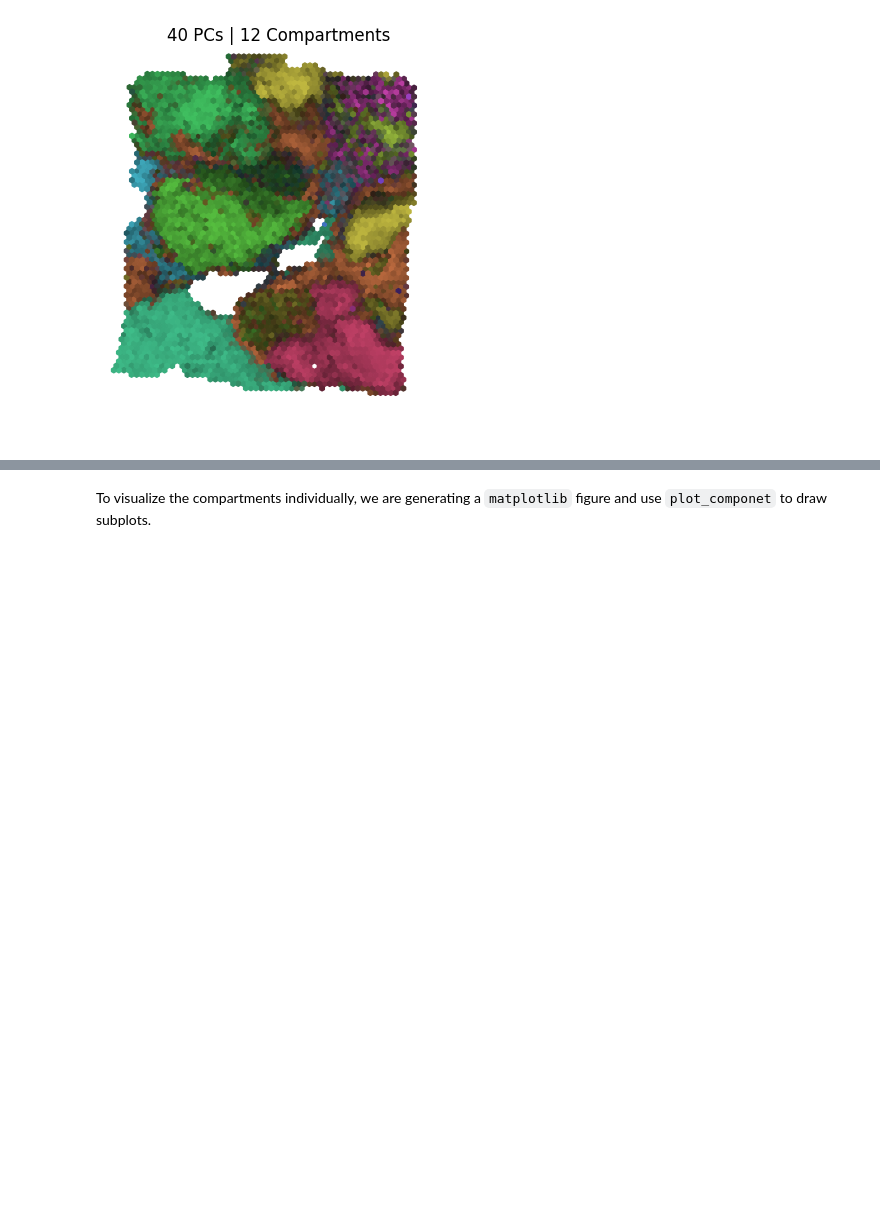
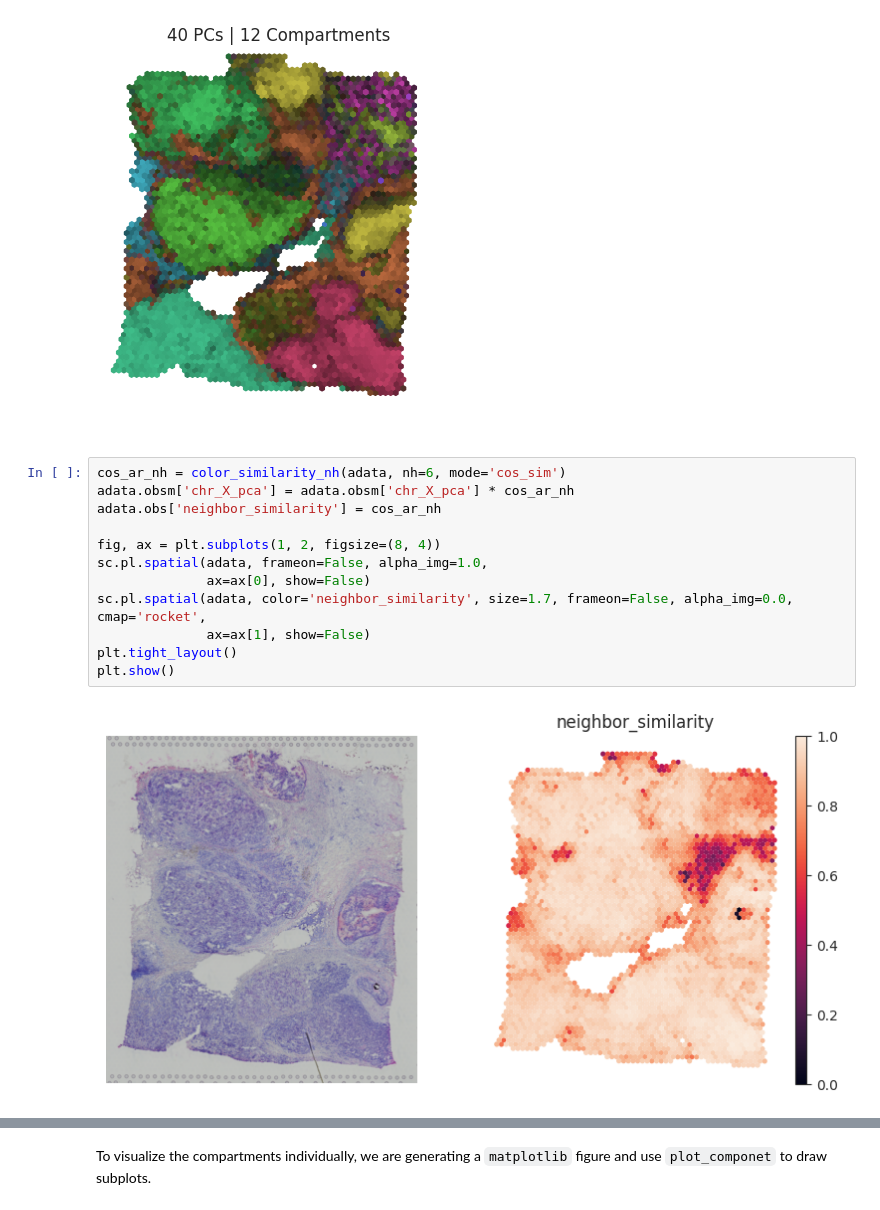
Before and after one commit to rockdeme/chrysalis, a Jupyter notebook: demo.ipynb, the cells around one changed output, grey strips where cells are left out. Drawn from its saved outputs; the diff is of its cells as text; blank space fills up the shorter version.

```diff
--- a/demo.ipynb
+++ b/demo.ipynb
@@ -68,3 +68,17 @@ plt.title('40 PCs | 12 Compartments')
 plt.show()
 # %% [output]
 [figure]
+# %%
+cos_ar_nh = color_similarity_nh(adata, nh=6, mode='cos_sim')
+adata.obsm['chr_X_pca'] = adata.obsm['chr_X_pca'] * cos_ar_nh
+adata.obs['neighbor_similarity'] = cos_ar_nh
+
+fig, ax = plt.subplots(1, 2, figsize=(8, 4))
+sc.pl.spatial(adata, frameon=False, alpha_img=1.0,
+              ax=ax[0], show=False)
+sc.pl.spatial(adata, color='neighbor_similarity', size=1.7, frameon=False, alpha_img=0.0, cmap='rocket',
+              ax=ax[1], show=False)
+plt.tight_layout()
+plt.show()
+# %% [output]
+[figure, added]
```
Also changed, not shown: parts of 5 cells of this notebook, 1 other file.
